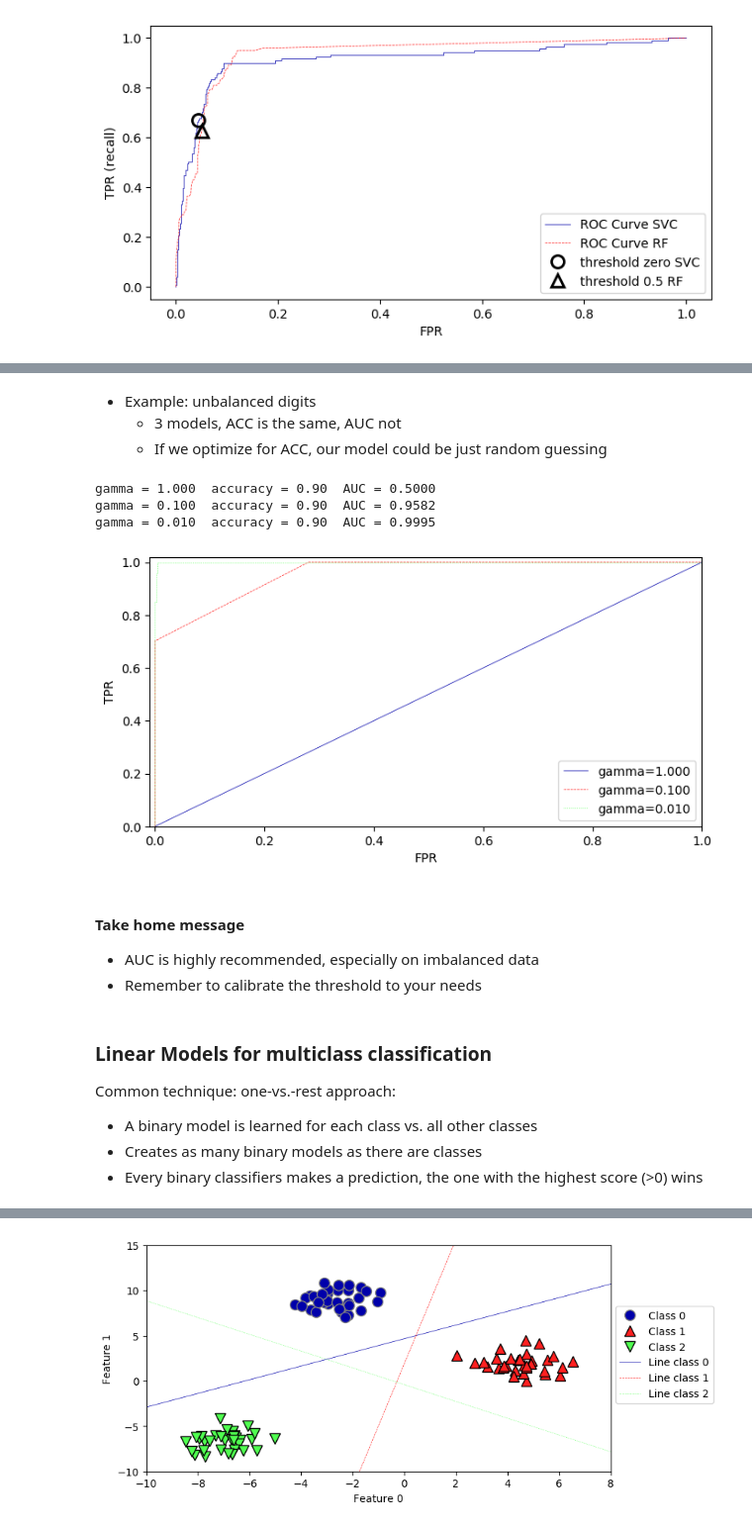
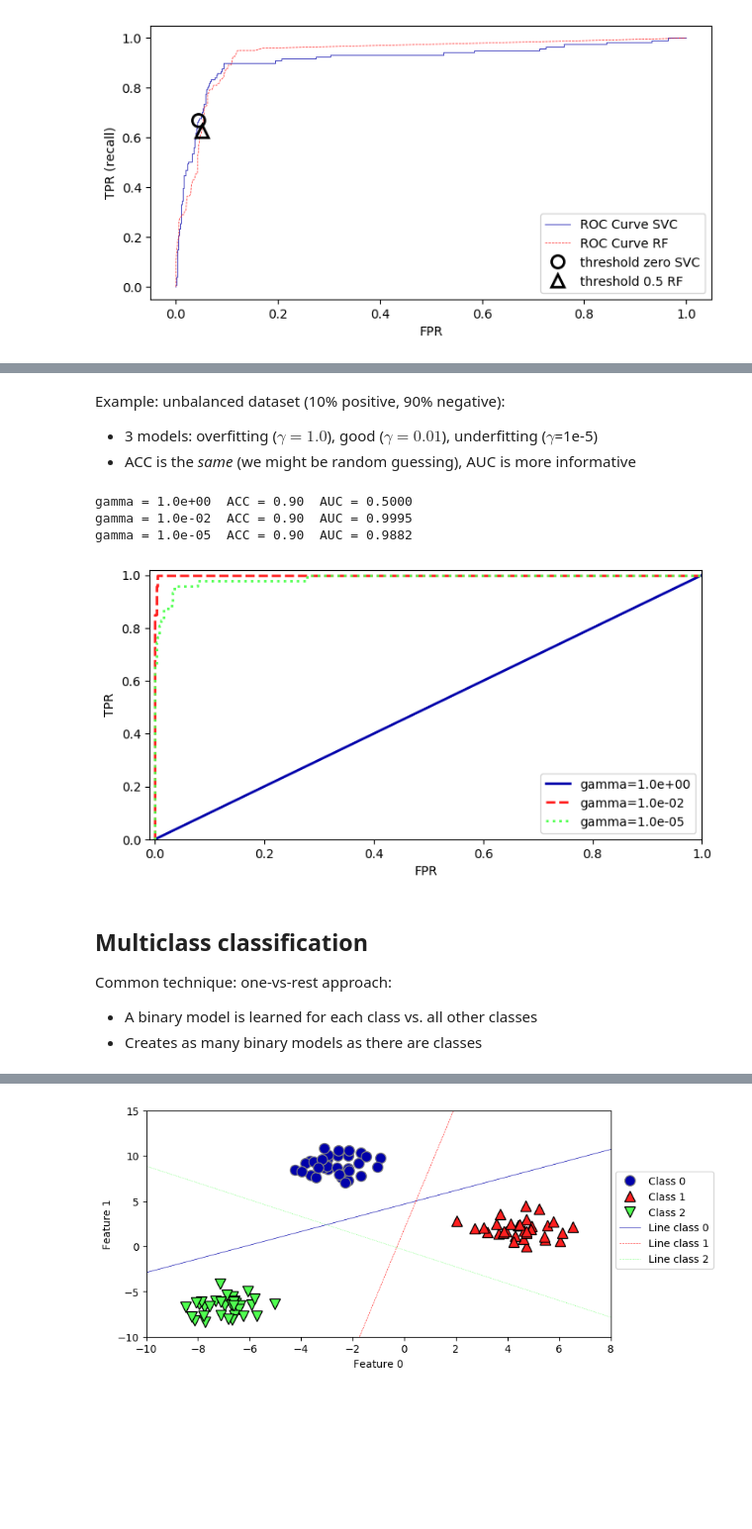
Before and after one commit to ML-course/engineer, a Jupyter notebook: notebooks/03 - Model Selection.ipynb, the cells around one changed output, grey strips where cells are left out. Shown at 99% size. Drawn from its saved outputs; the diff is of its cells as text; code cells hidden in the pictures; blank space fills up the shorter version.

```diff
--- a/notebooks/03 - Model Selection.ipynb
+++ b/notebooks/03 - Model Selection.ipynb
@@ -1081,45 +1096,39 @@ AUC for SVC: 0.916
-# %% [markdown]
-- Example: unbalanced digits
-    - 3 models, ACC is the same, AUC not
-    - If we optimize for ACC, our model could be just random guessing
+# %% [markdown]
+Example: unbalanced dataset (10% positive, 90% negative):
+- 3 models: overfitting ($\gamma=1.0$), good ($\gamma=0.01$), underfitting ($\gamma$=1e-5)
+- ACC is the _same_ (we might be random guessing), AUC is more informative
 # %%
 from sklearn.datasets import load_digits
 
 digits = load_digits()
 y = digits.target == 9
 
 X_train, X_test, y_train, y_test = train_test_split(
     digits.data, y, random_state=0)
 
 plt.figure()
 
-for gamma in [1, 0.1, 0.01]:
+for gamma in [1, 0.01, 0.00001]:
     svc = SVC(gamma=gamma).fit(X_train, y_train)
     accuracy = svc.score(X_test, y_test)
     auc = roc_auc_score(y_test, svc.decision_function(X_test))
     fpr, tpr, _ = roc_curve(y_test , svc.decision_function(X_test))
-    print("gamma = {:.3f}  accuracy = {:.2f}  AUC = {:.4f}".format(
+    print("gamma = {:.1e}  ACC = {:.2f}  AUC = {:.4f}".format(
             gamma, accuracy, auc))
-    plt.plot(fpr, tpr, label="gamma={:.3f}".format(gamma))
+    plt.plot(fpr, tpr, label="gamma={:.1e}".format(gamma), lw=2)
 plt.xlabel("FPR")
 plt.ylabel("TPR")
 plt.xlim(-0.01, 1)
 plt.ylim(0, 1.02)
 plt.legend(loc="best");
 # %% [output]
-gamma = 1.000  accuracy = 0.90  AUC = 0.5000
-gamma = 0.100  accuracy = 0.90  AUC = 0.9582
-gamma = 0.010  accuracy = 0.90  AUC = 0.9995
+gamma = 1.0e+00  ACC = 0.90  AUC = 0.5000
+gamma = 1.0e-02  ACC = 0.90  AUC = 0.9995
+gamma = 1.0e-05  ACC = 0.90  AUC = 0.9882
-[figure, old version]
+[figure, new version]
-# %% [markdown]
-#### Take home message
-
-- AUC is highly recommended, especially on imbalanced data
-- Remember to calibrate the threshold to your needs
 # %% [markdown]
-### Linear Models for multiclass classification
-Common technique: one-vs.-rest approach:
+## Multiclass classification
+Common technique: one-vs-rest approach:
 
 * A binary model is learned for each class vs. all other classes
 * Creates as many binary models as there are classes
-* Every binary classifiers makes a prediction, the one with the highest score (>0) wins
```
Also changed, not shown: parts of 86 cells of this notebook, 3 other files.
